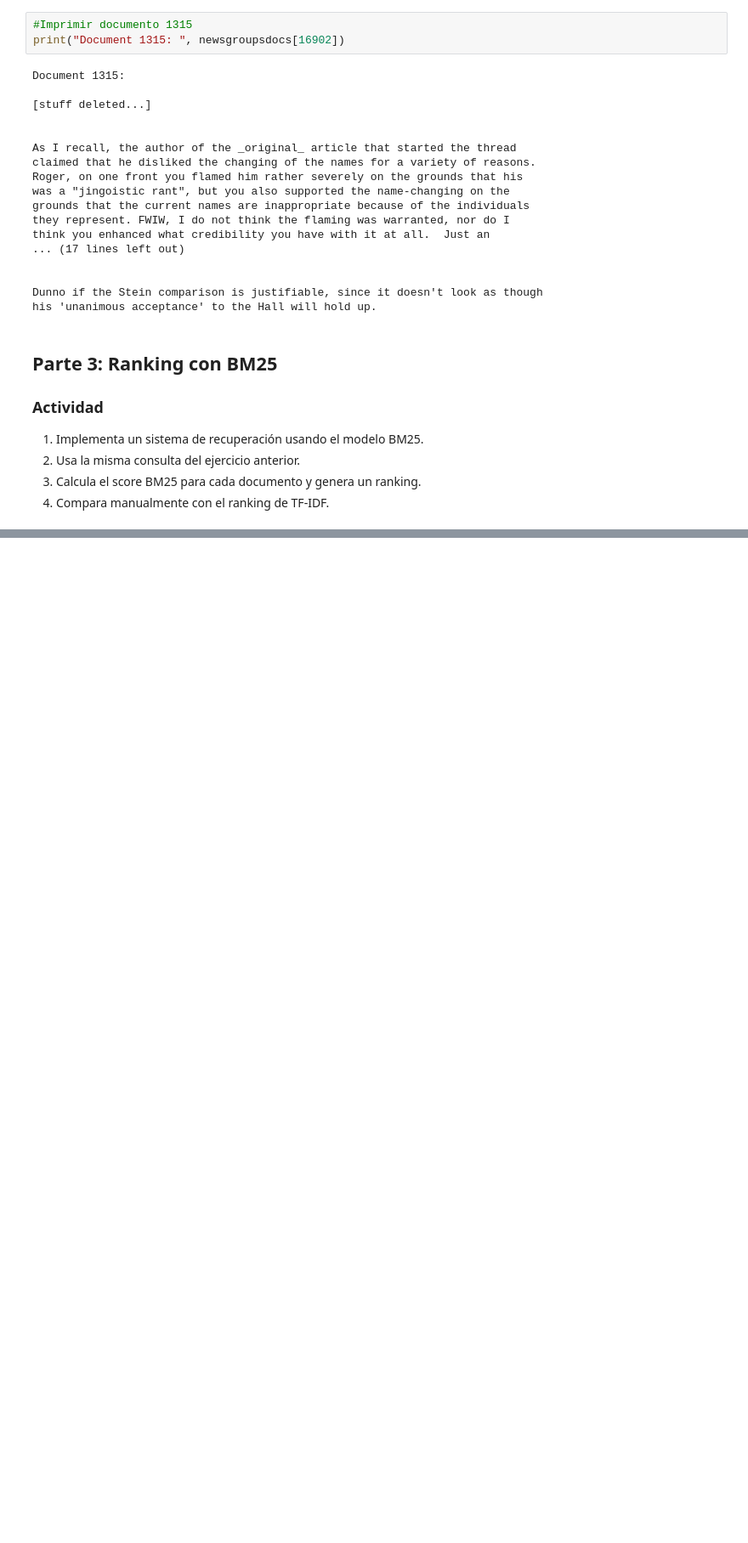
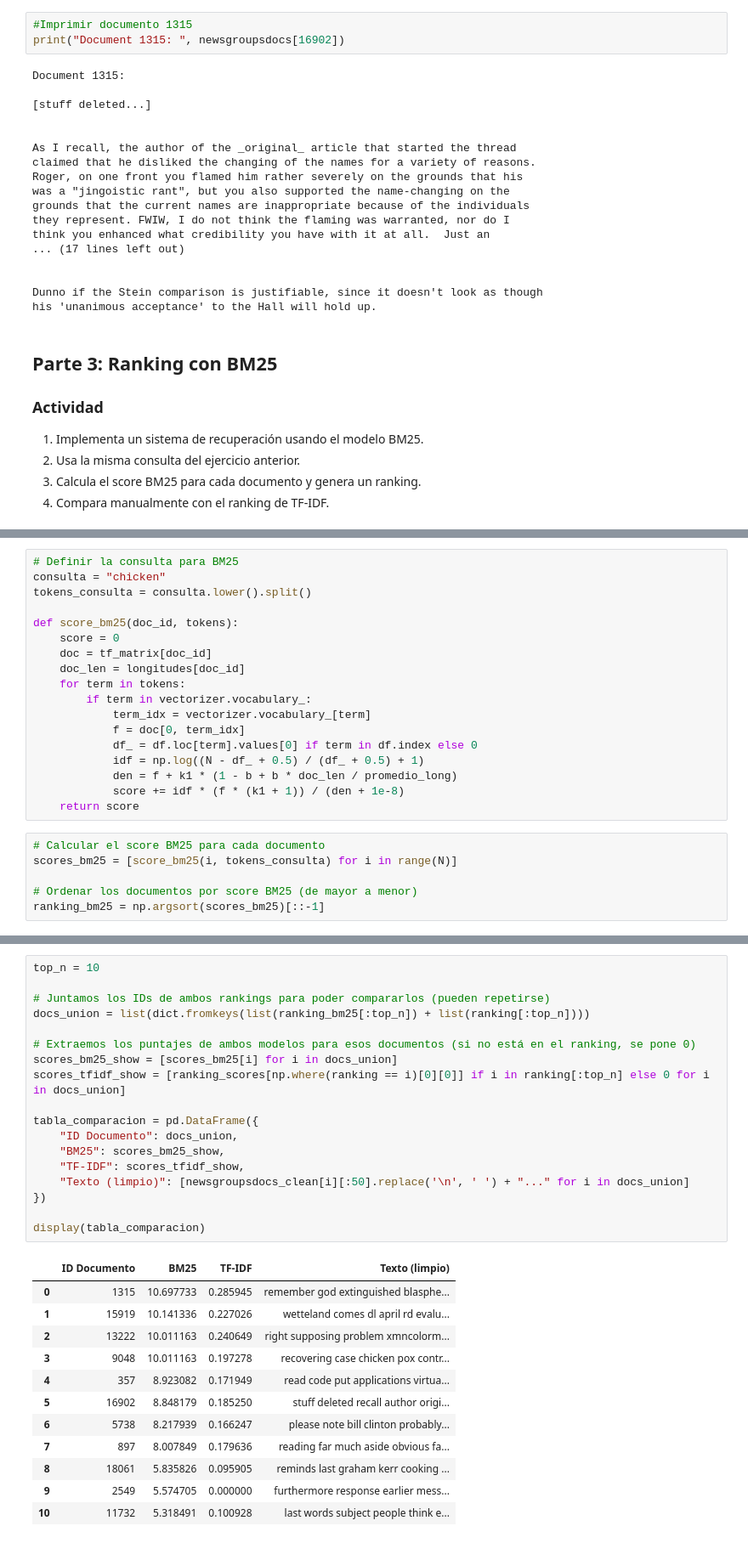
Before and after one commit to SebasRo17/Recuperacion, a Jupyter notebook: ir25a-main/ir25a-main/notebooks/04bm25.ipynb, the cells around one changed output, grey strips where cells are left out. Shown at 85% size. Cells and saved outputs as stored; diff of their text form; blank space fills up the shorter version.

```diff
--- a/ir25a-main/ir25a-main/notebooks/04bm25.ipynb
+++ b/ir25a-main/ir25a-main/notebooks/04bm25.ipynb
@@ -175 +230,25 @@ his 'unanimous acceptance' to the Hall will hold up.
+# %%
+# Definir la consulta para BM25
+consulta = "chicken"
+tokens_consulta = consulta.lower().split()
+
+def score_bm25(doc_id, tokens):
+    score = 0
+    doc = tf_matrix[doc_id]
+    doc_len = longitudes[doc_id]
+    for term in tokens:
+        if term in vectorizer.vocabulary_:
+            term_idx = vectorizer.vocabulary_[term]
+            f = doc[0, term_idx]
+            df_ = df.loc[term].values[0] if term in df.index else 0
+            idf = np.log((N - df_ + 0.5) / (df_ + 0.5) + 1)
+            den = f + k1 * (1 - b + b * doc_len / promedio_long)
+            score += idf * (f * (k1 + 1)) / (den + 1e-8)
+    return score
+# %%
+# Calcular el score BM25 para cada documento
+scores_bm25 = [score_bm25(i, tokens_consulta) for i in range(N)]
+
+# Ordenar los documentos por score BM25 (de mayor a menor)
+ranking_bm25 = np.argsort(scores_bm25)[::-1]
 # %%
@@ -241,0 +276,31 @@ NameError: name 'tf_matrix' is not defined
+# %%
+top_n = 10
+
+# Juntamos los IDs de ambos rankings para poder compararlos (pueden repetirse)
+docs_union = list(dict.fromkeys(list(ranking_bm25[:top_n]) + list(ranking[:top_n])))
+
+# Extraemos los puntajes de ambos modelos para esos documentos (si no está en el ranking, se pone 0)
+scores_bm25_show = [scores_bm25[i] for i in docs_union]
+scores_tfidf_show = [ranking_scores[np.where(ranking == i)[0][0]] if i in ranking[:top_n] else 0 for i in docs_union]
+
+tabla_comparacion = pd.DataFrame({
+    "ID Documento": docs_union,
+    "BM25": scores_bm25_show,
+    "TF-IDF": scores_tfidf_show,
+    "Texto (limpio)": [newsgroupsdocs_clean[i][:50].replace('\n', ' ') + "..." for i in docs_union]
+})
+
+display(tabla_comparacion)
+# %% [output]
+|  | ID Documento | BM25 | TF-IDF | Texto (limpio) |
+| 0 | 1315 | 10.697733 | 0.285945 | remember god extinguished blasphe... |
+| 1 | 15919 | 10.141336 | 0.227026 | wetteland comes dl april rd evalu... |
+| 2 | 13222 | 10.011163 | 0.240649 | right supposing problem xmncolorm... |
+| 3 | 9048 | 10.011163 | 0.197278 | recovering case chicken pox contr... |
+| 4 | 357 | 8.923082 | 0.171949 | read code put applications virtua... |
+| 5 | 16902 | 8.848179 | 0.185250 | stuff deleted recall author origi... |
+| 6 | 5738 | 8.217939 | 0.166247 | please note bill clinton probably... |
+| 7 | 897 | 8.007849 | 0.179636 | reading far much aside obvious fa... |
+| 8 | 18061 | 5.835826 | 0.095905 | reminds last graham kerr cooking ... |
+| 9 | 2549 | 5.574705 | 0.000000 | furthermore response earlier mess... |
+| 10 | 11732 | 5.318491 | 0.100928 | last words subject people think e... |
```
Also changed, not shown: parts of 20 cells of this notebook, 1 other file.
